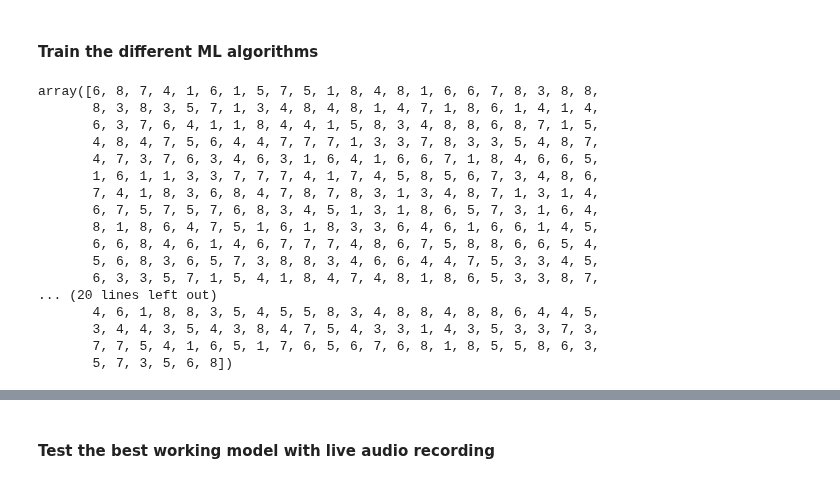
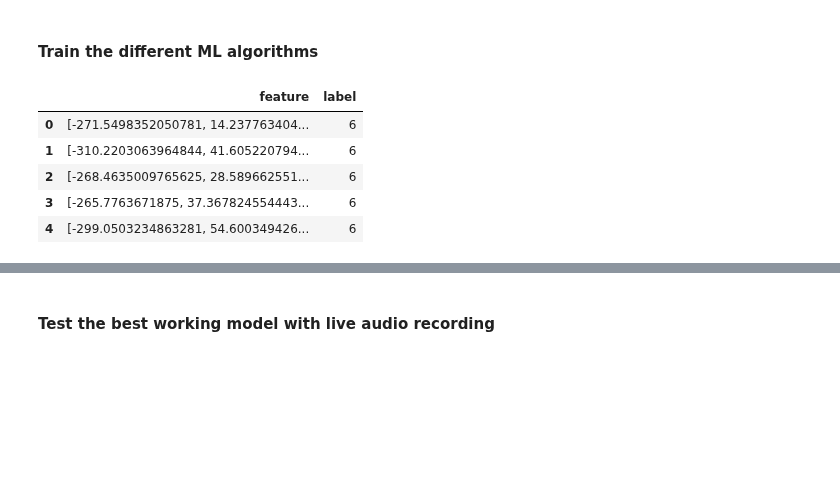
Before and after one commit to vchandraiitk/datascience, a Jupyter notebook: Vikas_M3_NB_MiniProject_3_Emotion_Classification_from_Speech.ipynb, the cells around one changed output, grey strips where cells are left out. Cells and saved outputs as stored; diff of their text form; code cells hidden in the pictures; blank space fills up the shorter version.

```diff
--- a/Vikas_M3_NB_MiniProject_3_Emotion_Classification_from_Speech.ipynb
+++ b/Vikas_M3_NB_MiniProject_3_Emotion_Classification_from_Speech.ipynb
@@ -690,26 +762,15 @@ df = df_combined.drop(columns=['feature']).join(features_expanded)
 X_train, X_test, y_train, y_test = train_test_split(features_expanded, df['label'].values, test_size=0.2, random_state=42)
 # %%
 df_combined.label.unique()
-df_combined.head()
-y_test
+df_combined.head(5)
+#y_test
 # %% [output]
-array([6, 8, 7, 4, 1, 6, 1, 5, 7, 5, 1, 8, 4, 8, 1, 6, 6, 7, 8, 3, 8, 8,
-       8, 3, 8, 3, 5, 7, 1, 3, 4, 8, 4, 8, 1, 4, 7, 1, 8, 6, 1, 4, 1, 4,
-       6, 3, 7, 6, 4, 1, 1, 8, 4, 4, 1, 5, 8, 3, 4, 8, 8, 6, 8, 7, 1, 5,
-       4, 8, 4, 7, 5, 6, 4, 4, 7, 7, 7, 1, 3, 3, 7, 8, 3, 3, 5, 4, 8, 7,
-       4, 7, 3, 7, 6, 3, 4, 6, 3, 1, 6, 4, 1, 6, 6, 7, 1, 8, 4, 6, 6, 5,
-       1, 6, 1, 1, 3, 3, 7, 7, 7, 4, 1, 7, 4, 5, 8, 5, 6, 7, 3, 4, 8, 6,
-       7, 4, 1, 8, 3, 6, 8, 4, 7, 8, 7, 8, 3, 1, 3, 4, 8, 7, 1, 3, 1, 4,
-       6, 7, 5, 7, 5, 7, 6, 8, 3, 4, 5, 1, 3, 1, 8, 6, 5, 7, 3, 1, 6, 4,
-       8, 1, 8, 6, 4, 7, 5, 1, 6, 1, 8, 3, 3, 6, 4, 6, 1, 6, 6, 1, 4, 5,
-       6, 6, 8, 4, 6, 1, 4, 6, 7, 7, 7, 4, 8, 6, 7, 5, 8, 8, 6, 6, 5, 4,
-       5, 6, 8, 3, 6, 5, 7, 3, 8, 8, 3, 4, 6, 6, 4, 4, 7, 5, 3, 3, 4, 5,
-       6, 3, 3, 5, 7, 1, 5, 4, 1, 8, 4, 7, 4, 8, 1, 8, 6, 5, 3, 3, 8, 7,
-... (20 lines left out)
-       4, 6, 1, 8, 8, 3, 5, 4, 5, 5, 8, 3, 4, 8, 8, 4, 8, 8, 6, 4, 4, 5,
-       3, 4, 4, 3, 5, 4, 3, 8, 4, 7, 5, 4, 3, 3, 1, 4, 3, 5, 3, 3, 7, 3,
-       7, 7, 5, 4, 1, 6, 5, 1, 7, 6, 5, 6, 7, 6, 8, 1, 8, 5, 5, 8, 6, 3,
-       5, 7, 3, 5, 6, 8])
+|  | feature | label |
+| 0 | [-271.5498352050781, 14.237763404... | 6 |
+| 1 | [-310.2203063964844, 41.605220794... | 6 |
+| 2 | [-268.4635009765625, 28.589662551... | 6 |
+| 3 | [-265.7763671875, 37.367824554443... | 6 |
+| 4 | [-299.0503234863281, 54.600349426... | 6 |
 # %%
 # YOUR CODE HERE (Task-15)
 # Writing Implementations of different algorithms here
```
Also changed, not shown: parts of 25 cells of this notebook.
